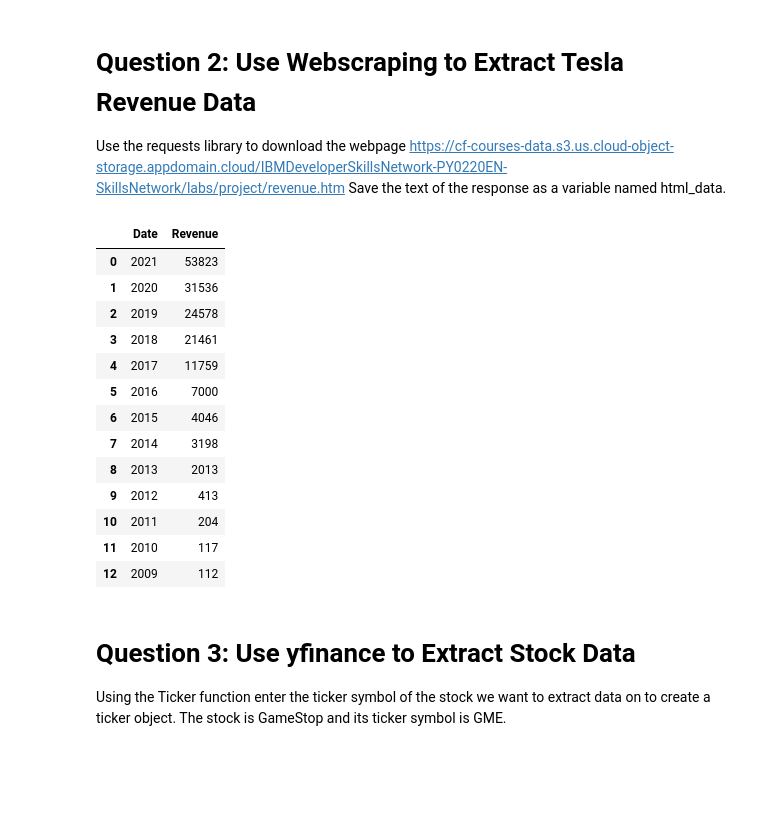
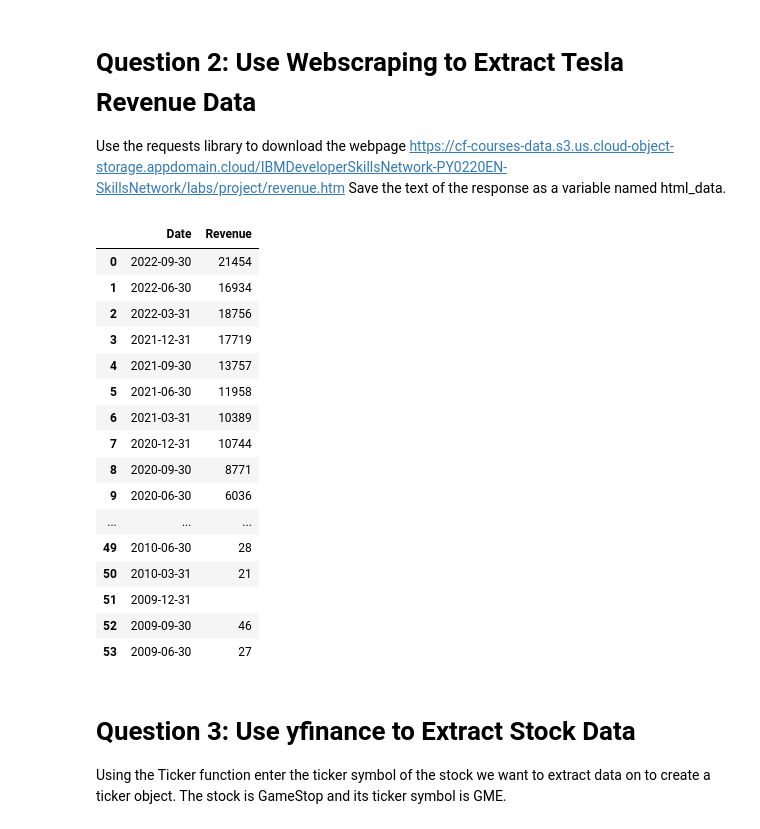
Before and after one commit to tsaowesley/jpynb, a Jupyter notebook: tesla&gamestop.ipynb, the cells around one changed output. Drawn from its saved outputs; the diff is of its cells as text; code cells hidden in the pictures; blank space fills up the shorter version.

```diff
--- a/tesla&gamestop.ipynb
+++ b/tesla&gamestop.ipynb
@@ -58,27 +58,36 @@ Use the requests library to download the webpage https://cf-courses-data.s3.us.c
 url = "https://cf-courses-data.s3.us.cloud-object-storage.appdomain.cloud/IBMDeveloperSkillsNetwork-PY0220EN-SkillsNetwork/labs/project/revenue.htm"
 html_data = requests.get(url).text
 soup = BeautifulSoup(html_data, 'html.parser')
-# %%
-table = soup.find('table')
-tesla_revenue = pd.read_html(str(table))[0]
-tesla_revenue.columns = ['Date', 'Revenue']
-tesla_revenue["Revenue"] = tesla_revenue['Revenue'].str.replace(',|\$',"")
-tesla_revenue
-# %% [output]
-|  | Date | Revenue |
-| 0 | 2021 | 53823 |
-| 1 | 2020 | 31536 |
-| 2 | 2019 | 24578 |
-| 3 | 2018 | 21461 |
-| 4 | 2017 | 11759 |
-| 5 | 2016 | 7000 |
-| 6 | 2015 | 4046 |
-| 7 | 2014 | 3198 |
-| 8 | 2013 | 2013 |
-| 9 | 2012 | 413 |
-| 10 | 2011 | 204 |
-| 11 | 2010 | 117 |
-| 12 | 2009 | 112 |
+# %%
+table = soup.find_all("tbody")[1]
+tesla_revenue = pd.DataFrame(columns=["Date", "Revenue"])
+
+for row in table.find_all("tr"):
+    col = row.find_all("td")
+    if (col != []):
+        Date = col[0].text
+        Revenue = col[1].text
+        tesla_revenue = tesla_revenue.append({"Date":Date, "Revenue":Revenue}, ignore_index=True)
+tesla_revenue["Revenue"] = tesla_revenue['Revenue'].str.replace(',|\$',"")
+tesla_revenue
+# %% [output]
+|  | Date | Revenue |
+| 0 | 2022-09-30 | 21454 |
+| 1 | 2022-06-30 | 16934 |
+| 2 | 2022-03-31 | 18756 |
+| 3 | 2021-12-31 | 17719 |
+| 4 | 2021-09-30 | 13757 |
+| 5 | 2021-06-30 | 11958 |
+| 6 | 2021-03-31 | 10389 |
+| 7 | 2020-12-31 | 10744 |
+| 8 | 2020-09-30 | 8771 |
+| 9 | 2020-06-30 | 6036 |
+| ... | ... | ... |
+| 49 | 2010-06-30 | 28 |
+| 50 | 2010-03-31 | 21 |
+| 51 | 2009-12-31 |  |
+| 52 | 2009-09-30 | 46 |
+| 53 | 2009-06-30 | 27 |
 # %% [markdown]
 # Question 3: Use yfinance to Extract Stock Data
 Using the Ticker function enter the ticker symbol of the stock we want to extract data on to create a ticker object. The stock is GameStop and its ticker symbol is GME.
```
Also changed, not shown: parts of 8 cells of this notebook.
